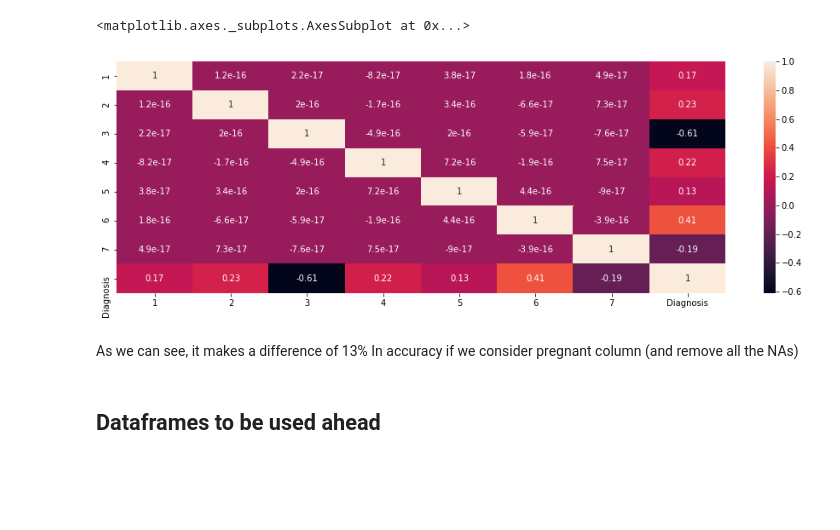
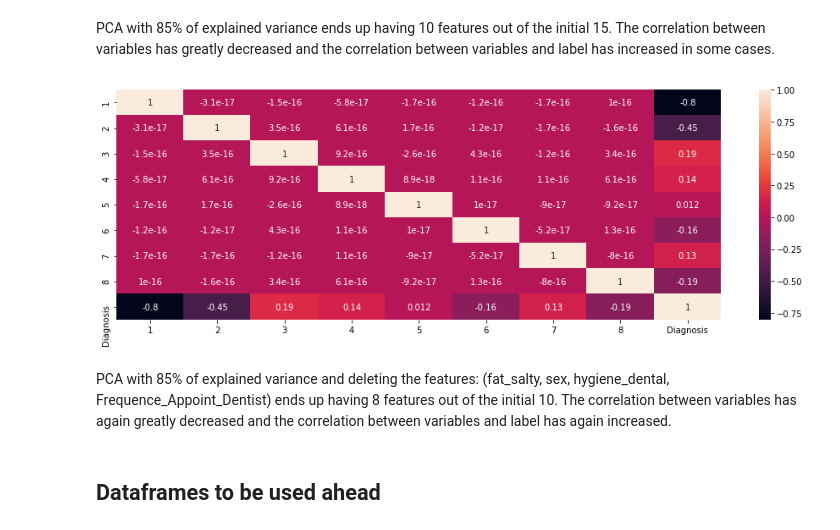
Before and after one commit to nimishchaudhari/CI-Data-Project, a Jupyter notebook: CI_Data_Analysis.ipynb, the cells around one changed output. Cells and saved outputs as stored; diff of their text form; code cells hidden in the pictures; blank space fills up the shorter version.

```diff
--- a/CI_Data_Analysis.ipynb
+++ b/CI_Data_Analysis.ipynb
@@ -85,11 +177,3 @@ Code for converting dataset to numbers for readability. In order:
 def convertSimple(filename):
     data = pd.read_csv("{}.csv".format(filename))
     return data
-# %%
-def convertWithCategories(data, columnNames):
-    data_copy = data.copy()
-    for column in columnNames:
-      data_copy[column] = data_copy[column].astype('category')
-      data_copy[column] = data_copy[column].cat.codes
-
-    return data_copy
@@ -175,10 +450,6 @@ Afterwards, we parse the data to convert every specified row to a category, so t
 # %%
-#Reynaldo's Code on data visualization
-
-    data = convertSimple('/content/data')
-
-    dataFiltered = convertDeleteNulls(data, ['Diagnosis'])
-
-    dataFilteredCat = convertWithCategories(dataFiltered, ['Sex', 'Smoking', 'Pathologies', 'Pregnant',
+data = convertSimple('data')
+dataFiltered = convertDeleteNulls(data, ['Diagnosis'])
+dataFilteredCat = convertWithCategories(dataFiltered, ['Sex', 'Smoking', 'Pathologies', 'Pregnant',
                                                            'Food_Sugar', 'Fat_Salty', 'Soda', 'Alcohol', 'Frequence_Appoint_Dentist',
                                                            'Hygiene_Dental', 'Stress_Daily', 'Gingivorrhagia', 'PI', 'Diagnosis'])
@@ -273,33 +538,26 @@ For both, we first need to separate the features from the label, perform the PCA
+# %% [markdown]
+PCA with 85% of explained variance ends up having 10 features out of the initial 15. The correlation between variables has greatly decreased and the correlation between variables and label has increased in some cases.
 # %%
-  dataDeletedColumns = dataFilteredCatNoOutlier.copy()
-  dataDeletedColumns = convertDeleteColumn(dataDeletedColumns, 'PI')
-  dataDeletedColumns = convertDeleteColumn(dataDeletedColumns, 'BMI')
-  dataDeletedColumns = convertDeleteColumn(dataDeletedColumns, 'Pregnant')
-  dataDeletedColumns = convertDeleteColumn(dataDeletedColumns, 'Fat_Salty')
-  dataDeletedColumns = convertDeleteColumn(dataDeletedColumns, 'Sex')
+dataDeletedColumns = dataFilteredCatNoOutlier.copy()
+dataDeletedColumns = convertDeleteColumn(dataDeletedColumns, 'Hygiene_Dental')
+dataDeletedColumns = convertDeleteColumn(dataDeletedColumns, 'Frequence_Appoint_Dentist')
+dataDeletedColumns = convertDeleteColumn(dataDeletedColumns, 'Fat_Salty')
+dataDeletedColumns = convertDeleteColumn(dataDeletedColumns, 'Sex')
 
-  ids = pd.DataFrame(dataDeletedColumns['ID'])
-  y_label = pd.DataFrame(dataDeletedColumns['Diagnosis'])
+ids = pd.DataFrame(dataDeletedColumns['ID'])
+y_label = pd.DataFrame(dataDeletedColumns['Diagnosis'])
+x_label = dataDeletedColumns.drop(['ID', 'Diagnosis'], axis=1)
 
-  x_label = dataDeletedColumns.drop(['ID', 'Diagnosis'], axis=1)
-  #We normalize the data, so that PCA gets better results
-  x_label = dataDeletedColumns.values
-  min_max_scaler = preprocessing.MinMaxScaler()
-  x_label_scaled = min_max_scaler.fit_transform(x_label)
-  x_label_scaled = pd.DataFrame(x_label_scaled)
+#We normalize the data, so that PCA gets better results
+x_label = dataDeletedColumns.values
+min_max_scaler = preprocessing.MinMaxScaler()
+x_label_scaled = pd.DataFrame(min_max_scaler.fit_transform(x_label))
 
-  x_label_scaled = pd.DataFrame(transformPCA(x_label_scaled, 7))
-
-  resulting_pca_deleted = pd.DataFrame(np.hstack([ids, x_label_scaled, y_label]))
-
-  resulting_pca_deleted = resulting_pca_deleted.rename(columns={0:'ID', 8:'Diagnosis'})
-
-  plotCorrelationHeatmap(
-        resulting_pca_deleted, [1, 2, 3, 4, 5, 6, 7, 'Diagnosis'])
+#fit pca with 85% explained variance
+pca_deleted_columns_85 = pcaTransformer(x_label_scaled, 0.85, ids, y_label, True, True)
 # %% [output]
-<matplotlib.axes._subplots.AxesSubplot at 0x...>
-[figure, old version]
+[figure, new version]
-# %% [markdown]
-As we can see, it makes a difference of 13% In accuracy if we consider pregnant column (and remove all the NAs)
+# %% [markdown]
+PCA with 85% of explained variance and deleting the features: (fat_salty, sex, hygiene_dental, Frequence_Appoint_Dentist) ends up having 8 features out of the initial 10. The correlation between variables has again greatly decreased and the correlation between variables and label has again increased.
 # %% [markdown]
 ## Dataframes to be used ahead
```
Also changed, not shown: parts of 99 cells of this notebook.
